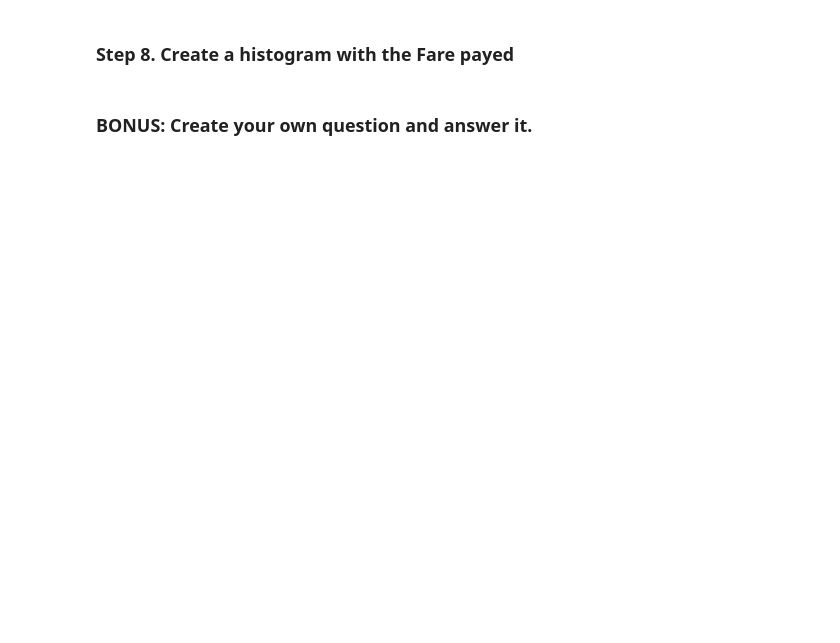
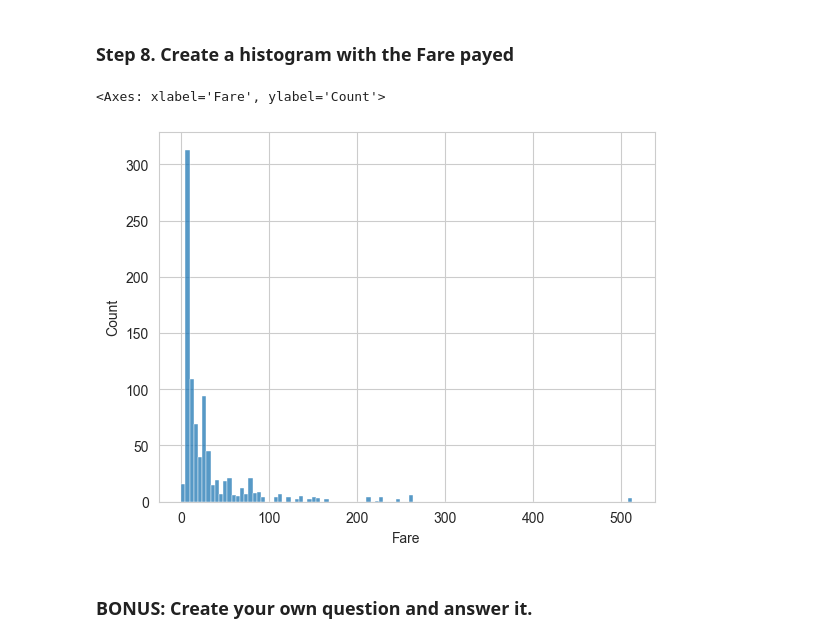
Before and after one commit to zakharkousnetsov/pandas_exercises, a Jupyter notebook: 07_Visualization/Titanic_Desaster/Exercises.ipynb, the cells around one changed output. Cells and saved outputs as stored; diff of their text form; code cells hidden in the pictures; blank space fills up the shorter version.

```diff
--- a/07_Visualization/Titanic_Desaster/Exercises.ipynb
+++ b/07_Visualization/Titanic_Desaster/Exercises.ipynb
@@ -23,4 +83,9 @@ To know more about the variables check [here](https://www.kaggle.com/c/titanic/d
 # %% [markdown]
 ### Step 8. Create a histogram with the Fare payed
+# %%
+sns.histplot(data=tit, x='Fare');
+# %% [output]
+<Axes: xlabel='Fare', ylabel='Count'>
+[figure, added]
 # %% [markdown]
 ### BONUS: Create your own question and answer it.
```
Also changed, not shown: parts of 7 cells of this notebook, 1 other file.
